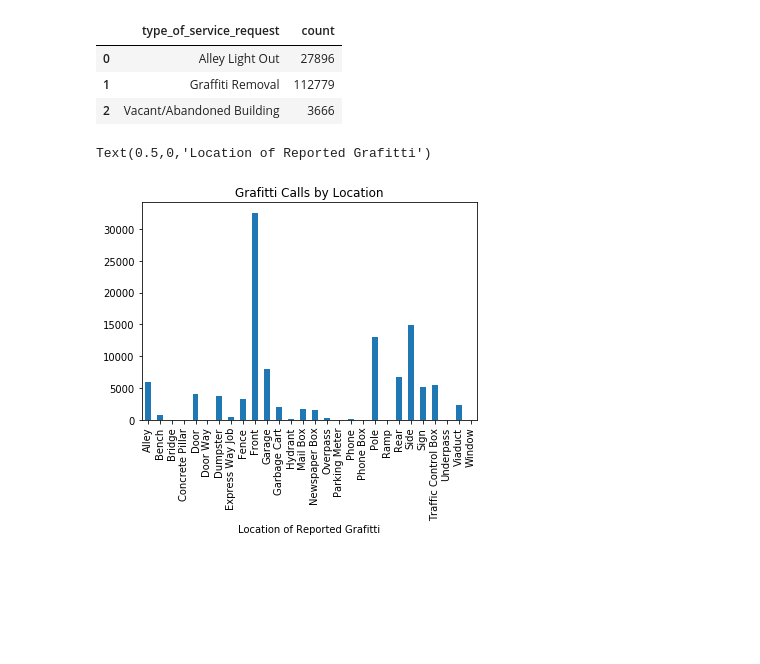
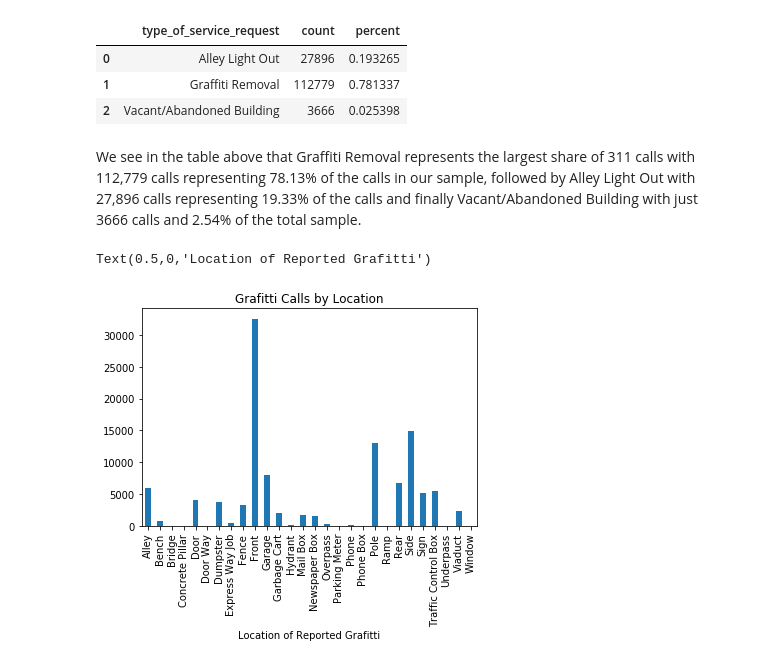
Before and after one commit to alenastern/Machine_Learning_Public_Policy, a Jupyter notebook: Assignment1_Stern.ipynb, the cells around one changed output. Drawn from its saved outputs; the diff is of its cells as text; code cells hidden in the pictures; blank space fills up the shorter version.

```diff
--- a/Assignment1_Stern.ipynb
+++ b/Assignment1_Stern.ipynb
@@ -50,12 +50,16 @@ column_name = 'where_is_the_graffiti_located_'
 all_call.loc[mask, column_name] = "Express Way Job"
 # %%
 # Count number of service requests by type
-all_call.groupby("type_of_service_request").size().reset_index(name="count")
+count_type = all_call.groupby("type_of_service_request").size().reset_index(name="count")
+count_type['percent'] = count_type['count']/len(all_call)
+count_type
 # %% [output]
-|  | type_of_service_request | count |
-| 0 | Alley Light Out | 27896 |
-| 1 | Graffiti Removal | 112779 |
-| 2 | Vacant/Abandoned Building | 3666 |
+|  | type_of_service_request | count | percent |
+| 0 | Alley Light Out | 27896 | 0.193265 |
+| 1 | Graffiti Removal | 112779 | 0.781337 |
+| 2 | Vacant/Abandoned Building | 3666 | 0.025398 |
+# %% [markdown]
+We see in the table above that Graffiti Removal represents the largest share of 311 calls with 112,779 calls representing 78.13% of the calls in our sample, followed by Alley Light Out with 27,896 calls representing 19.33% of the calls and finally Vacant/Abandoned Building with just 3666 calls and 2.54% of the total sample.
 # %%
 # Count number of Grafitti Removal calls by sub-type
 p1 = all_call.groupby(["where_is_the_graffiti_located_"]).size()
```
Also changed, not shown: parts of 5 cells of this notebook.
